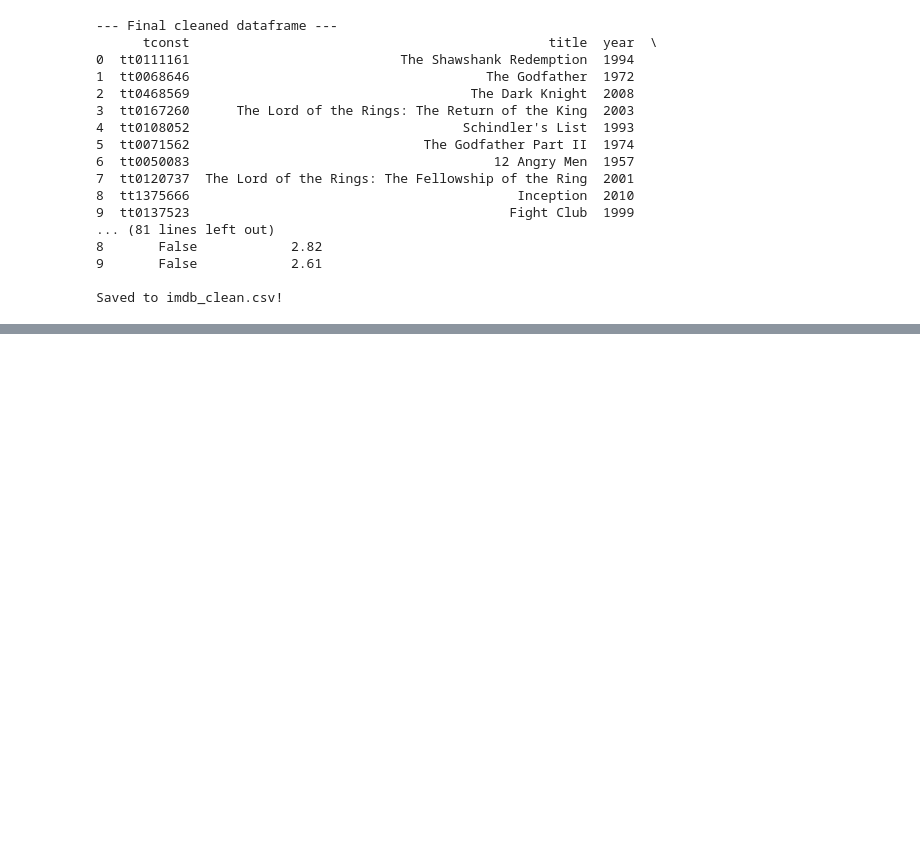
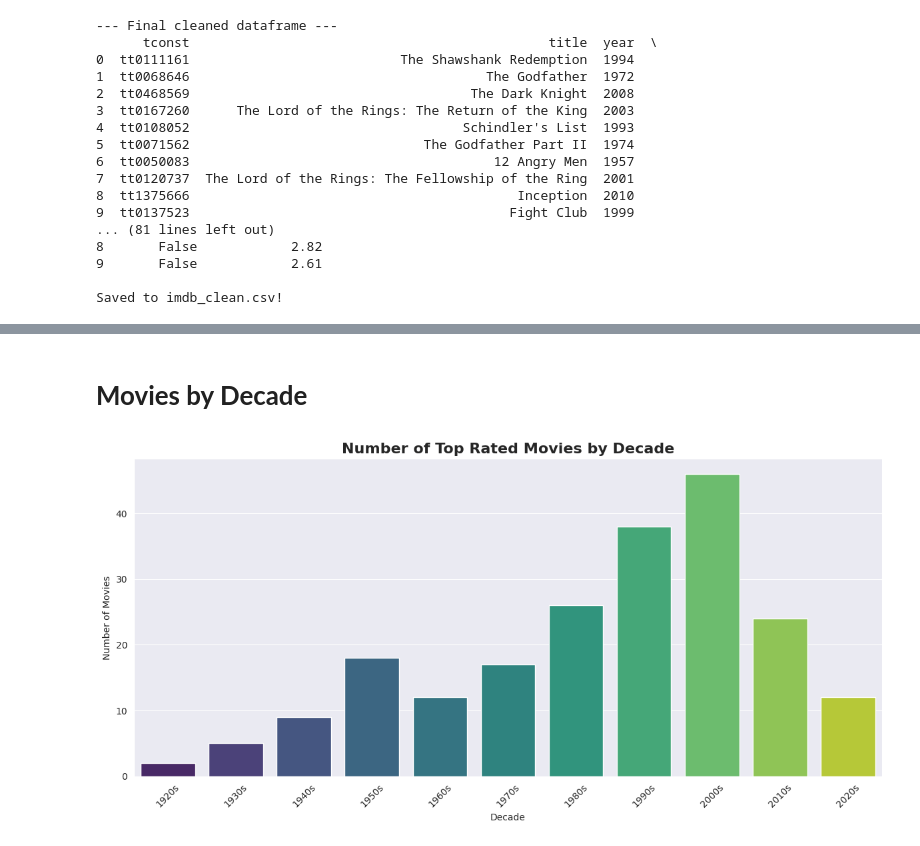
Before and after one commit to umiSirya/imdb_data_science_pipeline, a Jupyter notebook: imdb_analysis.ipynb, the cells around one changed output, grey strips where cells are left out. Cells and saved outputs as stored; diff of their text form; code cells hidden in the pictures; blank space fills up the shorter version.

```diff
--- a/imdb_analysis.ipynb
+++ b/imdb_analysis.ipynb
@@ -201,0 +255,17 @@ Saved to imdb_clean.csv!
+# %% [markdown]
+# **Movies by Decade**
+# %%
+decade_count = df.groupby("decade")["title"].count().reset_index()
+decade_count.columns = ["decade", "count"]
+
+plt.figure(figsize=(12, 6))
+sns.barplot(x="decade", y="count", data=decade_count,
+            hue="decade", palette="viridis", legend=False)
+plt.title("Number of Top Rated Movies by Decade", fontsize=16, fontweight="bold")
+plt.xlabel("Decade")
+plt.ylabel("Number of Movies")
+plt.xticks(rotation=45)
+plt.tight_layout()
+plt.show()
+# %% [output]
+[figure, added]
```
Also changed, not shown: parts of 15 cells of this notebook.
